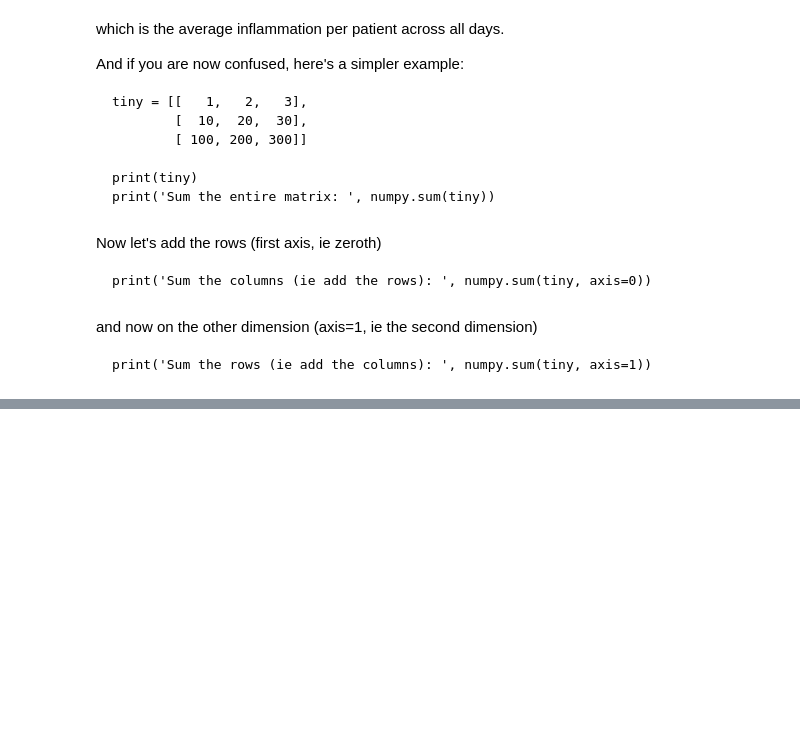
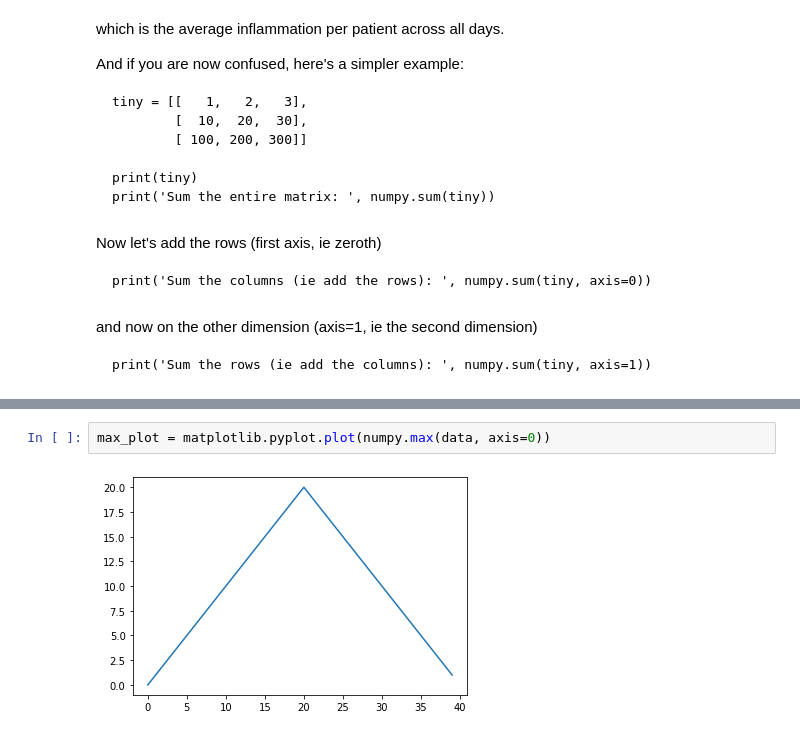
Before and after one commit to MQ-software-carpentry/2019-12-03-intro-to-python-workshop, a Jupyter notebook: lessons/python/ep1-introduction.ipynb, the cells around one changed output, grey strips where cells are left out. Saved outputs shown, nothing was run; the diff lists cells and outputs as text; blank space fills up the shorter version.

```diff
--- a/lessons/python/ep1-introduction.ipynb
+++ b/lessons/python/ep1-introduction.ipynb
@@ -604,0 +459,4 @@ Using The Carpentries style version 9.5.3.
+# %%
+max_plot = matplotlib.pyplot.plot(numpy.max(data, axis=0))
+# %% [output]
+[figure, added]
```
Also changed, not shown: parts of 58 cells of this notebook, 1 other file.
